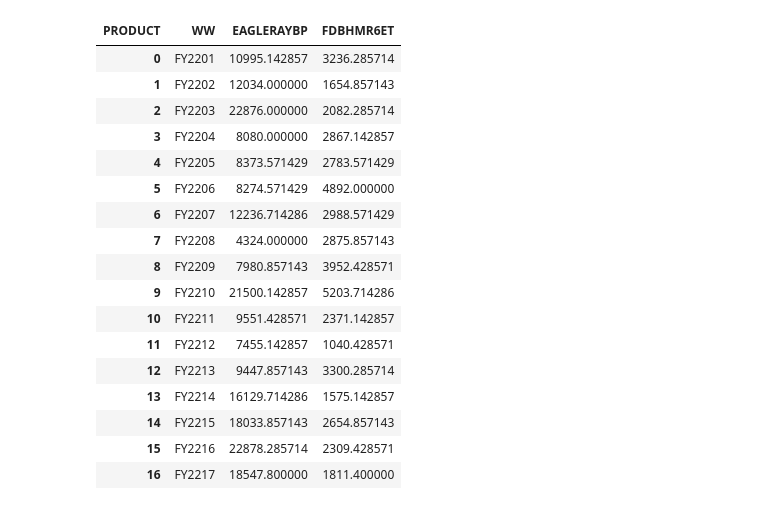
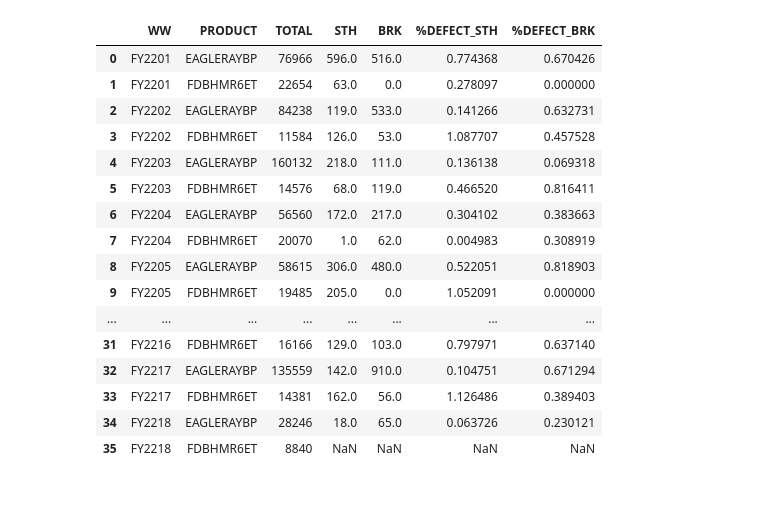
Before and after one commit to KRA-RIT/TEST, a Jupyter notebook: YLD_MNT.ipynb, the cells around one changed output. Drawn from its saved outputs; the diff is of its cells as text; code cells hidden in the pictures.

```diff
--- a/YLD_MNT.ipynb
+++ b/YLD_MNT.ipynb
@@ -62,22 +86,29 @@ EF_Defect.head(10)
-# %%
-GBY = (pd.pivot_table(EF_Defect, values='TOTAL', index=['WW'], columns=['PRODUCT'], aggfunc=np.mean, fill_value=0, margins=False).reset_index().rename_axis(None, axis=0))
-GBY
-# %% [output]
-| PRODUCT | WW | EAGLERAYBP | FDBHMR6ET |
-| 0 | FY2201 | 10995.142857 | 3236.285714 |
-| 1 | FY2202 | 12034.000000 | 1654.857143 |
-| 2 | FY2203 | 22876.000000 | 2082.285714 |
-| 3 | FY2204 | 8080.000000 | 2867.142857 |
-| 4 | FY2205 | 8373.571429 | 2783.571429 |
-| 5 | FY2206 | 8274.571429 | 4892.000000 |
-| 6 | FY2207 | 12236.714286 | 2988.571429 |
-| 7 | FY2208 | 4324.000000 | 2875.857143 |
-| 8 | FY2209 | 7980.857143 | 3952.428571 |
-| 9 | FY2210 | 21500.142857 | 5203.714286 |
-| 10 | FY2211 | 9551.428571 | 2371.142857 |
-| 11 | FY2212 | 7455.142857 | 1040.428571 |
-| 12 | FY2213 | 9447.857143 | 3300.285714 |
-| 13 | FY2214 | 16129.714286 | 1575.142857 |
-| 14 | FY2215 | 18033.857143 | 2654.857143 |
-| 15 | FY2216 | 22878.285714 | 2309.428571 |
-| 16 | FY2217 | 18547.800000 | 1811.400000 |
+# %%
+DW = (pd.pivot_table(all, values='REASONQTY', index=['WW',"PRODUCT"], columns=['DEF_CODE'], aggfunc=np.sum, fill_value=0, margins=False).reset_index().rename_axis(None, axis=0))
+
+CW = (pd.pivot_table(all, values='TotalQty', index=['WW',"Time_Date","PRODUCT"], columns=['Drill Down By'], aggfunc=np.mean, fill_value=0, margins=False).reset_index().rename_axis(None, axis=0))
+CE = (CW.groupby(["WW","PRODUCT"]).sum().reset_index().rename_axis(None, axis=0))
+CE = pd.concat([CE, DW], axis=1)
+CE = CE.iloc[:,[0,1,3,6,7]]
+CE = CE.rename(columns={"DefectGrp": "TOTAL", 110: "STH",130: "BRK"})
+CE["%DEFECT_STH"] = CE["STH"]/CE["TOTAL"]*100
+CE["%DEFECT_BRK"] = CE["BRK"]/CE["TOTAL"]*100
+CE
+# %% [output]
+|  | WW | PRODUCT | TOTAL | STH | BRK | %DEFECT_STH | %DEFECT_BRK |
+| 0 | FY2201 | EAGLERAYBP | 76966 | 596.0 | 516.0 | 0.774368 | 0.670426 |
+| 1 | FY2201 | FDBHMR6ET | 22654 | 63.0 | 0.0 | 0.278097 | 0.000000 |
+| 2 | FY2202 | EAGLERAYBP | 84238 | 119.0 | 533.0 | 0.141266 | 0.632731 |
+| 3 | FY2202 | FDBHMR6ET | 11584 | 126.0 | 53.0 | 1.087707 | 0.457528 |
+| 4 | FY2203 | EAGLERAYBP | 160132 | 218.0 | 111.0 | 0.136138 | 0.069318 |
+| 5 | FY2203 | FDBHMR6ET | 14576 | 68.0 | 119.0 | 0.466520 | 0.816411 |
+| 6 | FY2204 | EAGLERAYBP | 56560 | 172.0 | 217.0 | 0.304102 | 0.383663 |
+| 7 | FY2204 | FDBHMR6ET | 20070 | 1.0 | 62.0 | 0.004983 | 0.308919 |
+| 8 | FY2205 | EAGLERAYBP | 58615 | 306.0 | 480.0 | 0.522051 | 0.818903 |
+| 9 | FY2205 | FDBHMR6ET | 19485 | 205.0 | 0.0 | 1.052091 | 0.000000 |
+| ... | ... | ... | ... | ... | ... | ... | ... |
+| 31 | FY2216 | FDBHMR6ET | 16166 | 129.0 | 103.0 | 0.797971 | 0.637140 |
+| 32 | FY2217 | EAGLERAYBP | 135559 | 142.0 | 910.0 | 0.104751 | 0.671294 |
+| 33 | FY2217 | FDBHMR6ET | 14381 | 162.0 | 56.0 | 1.126486 | 0.389403 |
+| 34 | FY2218 | EAGLERAYBP | 28246 | 18.0 | 65.0 | 0.063726 | 0.230121 |
+| 35 | FY2218 | FDBHMR6ET | 8840 | NaN | NaN | NaN | NaN |
```
Also changed, not shown: parts of 11 cells of this notebook, 3 other files.
